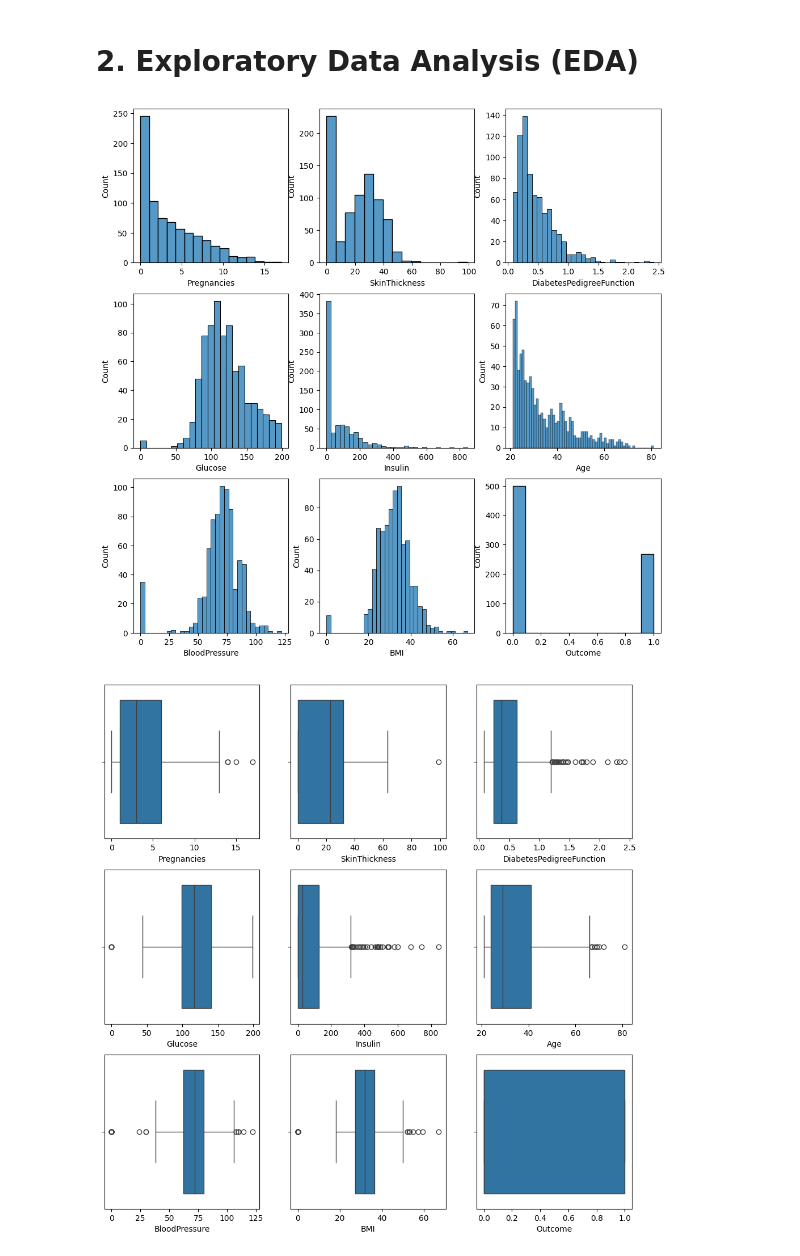
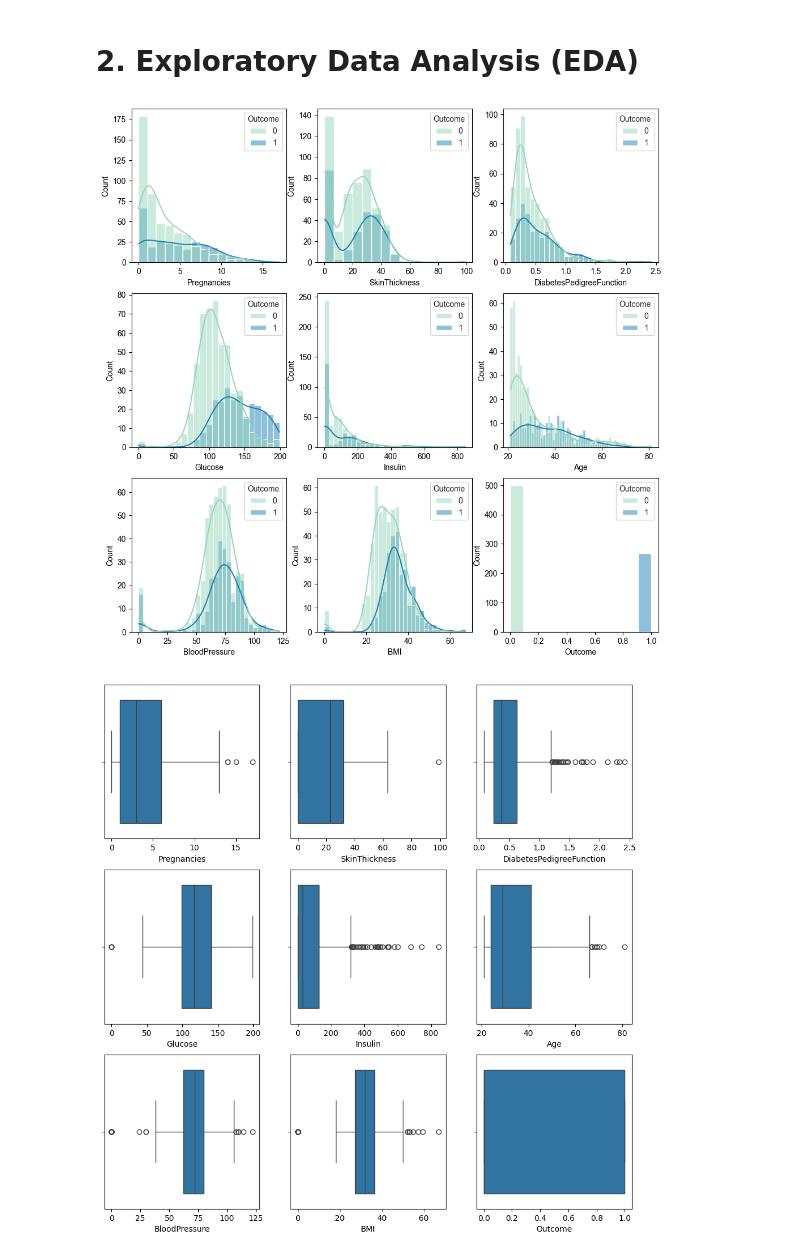
Before and after one commit to jared8thach/diabetes-ensemble, a Jupyter notebook: notebooks/diabetes-ensemble.ipynb, the cells around one changed output. Saved outputs shown, nothing was run; the diff lists cells and outputs as text; code cells hidden in the pictures.

```diff
--- a/notebooks/diabetes-ensemble.ipynb
+++ b/notebooks/diabetes-ensemble.ipynb
@@ -61,27 +62,29 @@ import matplotlib.pyplot as plt
 # %%
 def generate_figure(data: pd.DataFrame, x_dim, y_dim, figsize=(4,4), plot_type='histplot'):
     fig, axes = plt.subplots(y_dim, x_dim, figsize=figsize)
+    sns.set_style("white")
+    sns.set_palette("bright")
 
     r, c = 0, 0
     for col in data.columns:
         if plot_type == 'histplot':
             # add extra granularity for 'Age' column
             if col == 'Age':
-                sns.histplot(data=df, x=col, ax=axes[r,c], binwidth=1)
+                sns.histplot(data=df, x=col, ax=axes[r,c], binwidth=1, hue='Outcome', palette="YlGnBu", kde=True)
             else:
-                sns.histplot(data=df, x=col, ax=axes[r,c])
+                sns.histplot(data=df, x=col, ax=axes[r,c], hue='Outcome', palette="YlGnBu", kde=True)
         elif plot_type == 'boxplot':
-                sns.boxplot(data=df, x=col, ax=axes[r,c])
+                sns.boxplot(data=df, x=col, ax=axes[r,c], hue='Outcome', palette="YlGnBu", kde=True)
         r += 1
         if r > y_dim - 1:
             r = 0
             c += 1
 
     return fig, axes
 
 fig1, axes1 = generate_figure(data=df, x_dim=3, y_dim=3, figsize=(12,12), plot_type='histplot');
 # %% [output]
-[figure, old version]
+[figure, new version]
 # %%
 fig2, axes2 = generate_figure(data=df, x_dim=3, y_dim=3, figsize=(12,12), plot_type='boxplot');
 # %% [output]
```
Also changed, not shown: parts of 13 cells of this notebook, 1 other file.
